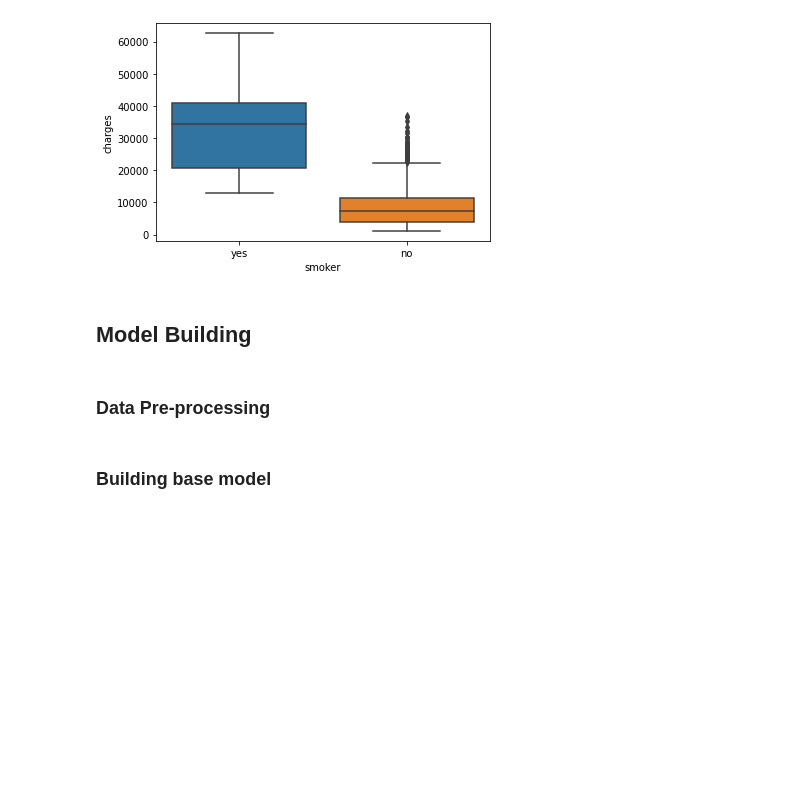
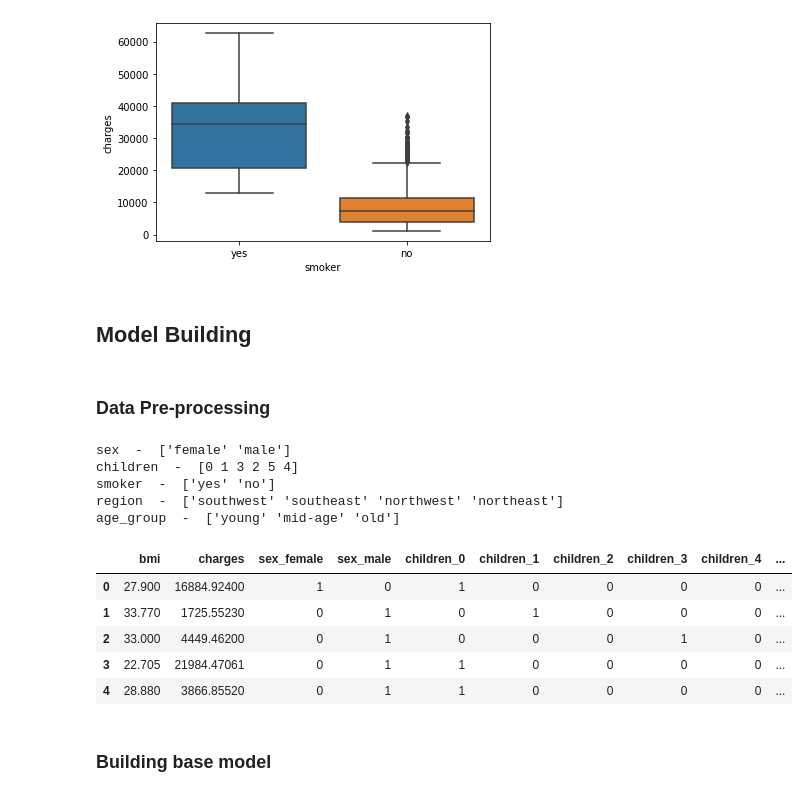
Before and after one commit to Snigdha171/PythonMiniProgramSeries, a Jupyter notebook: Health-Insurance-DataAnalysis/health_insurance_dataAnalysis.ipynb, the cells around one changed output. Drawn from its saved outputs; the diff is of its cells as text; code cells hidden in the pictures; blank space fills up the shorter version.

```diff
--- a/Health-Insurance-DataAnalysis/health_insurance_dataAnalysis.ipynb
+++ b/Health-Insurance-DataAnalysis/health_insurance_dataAnalysis.ipynb
@@ -214,3 +198,14 @@ sns.boxplot(x="smoker", y="charges", data=health_ins_df_clean)
 ## **Model Building**
 # %% [markdown]
 ### **Data Pre-processing**
+# %%
+#Number of categories in catagorical variables
+categorical_var = ['sex','children','smoker','region','age_group']
+for cat_value in categorical_var:
+  print(cat_value," - ",health_ins_df_clean[cat_value].unique())
+# %% [output]
+sex  -  ['female' 'male']
+children  -  [0 1 3 2 5 4]
+smoker  -  ['yes' 'no']
+region  -  ['southwest' 'southeast' 'northwest' 'northeast']
+age_group  -  ['young' 'mid-age' 'old']
@@ -217,2 +216,11 @@ sns.boxplot(x="smoker", y="charges", data=health_ins_df_clean)
+# %%
+health_ins_df_processed.head(5)
+# %% [output]
+|  | bmi | charges | sex_female | sex_male | children_0 | children_1 | children_2 | children_3 | children_4 | ... |
+| 0 | 27.900 | 16884.92400 | 1 | 0 | 1 | 0 | 0 | 0 | 0 | ... |
+| 1 | 33.770 | 1725.55230 | 0 | 1 | 0 | 1 | 0 | 0 | 0 | ... |
+| 2 | 33.000 | 4449.46200 | 0 | 1 | 0 | 0 | 0 | 1 | 0 | ... |
+| 3 | 22.705 | 21984.47061 | 0 | 1 | 1 | 0 | 0 | 0 | 0 | ... |
+| 4 | 28.880 | 3866.85520 | 0 | 1 | 1 | 0 | 0 | 0 | 0 | ... |
 # %% [markdown]
 ### **Building base model**
```
Also changed, not shown: parts of 34 cells of this notebook.
